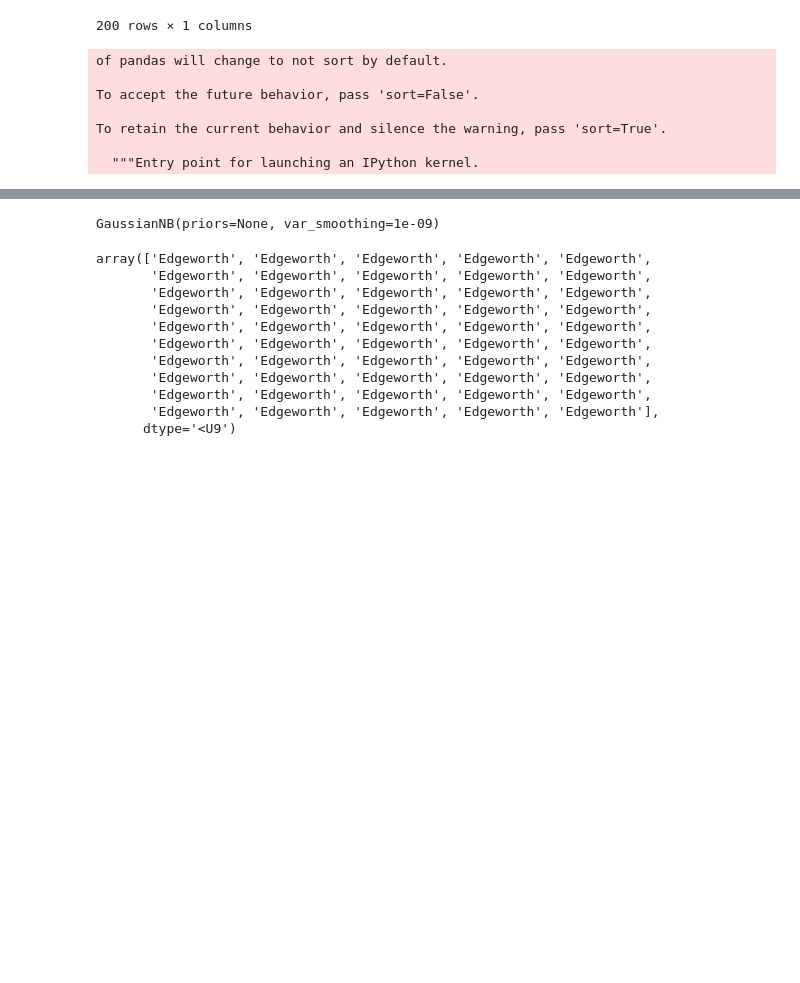
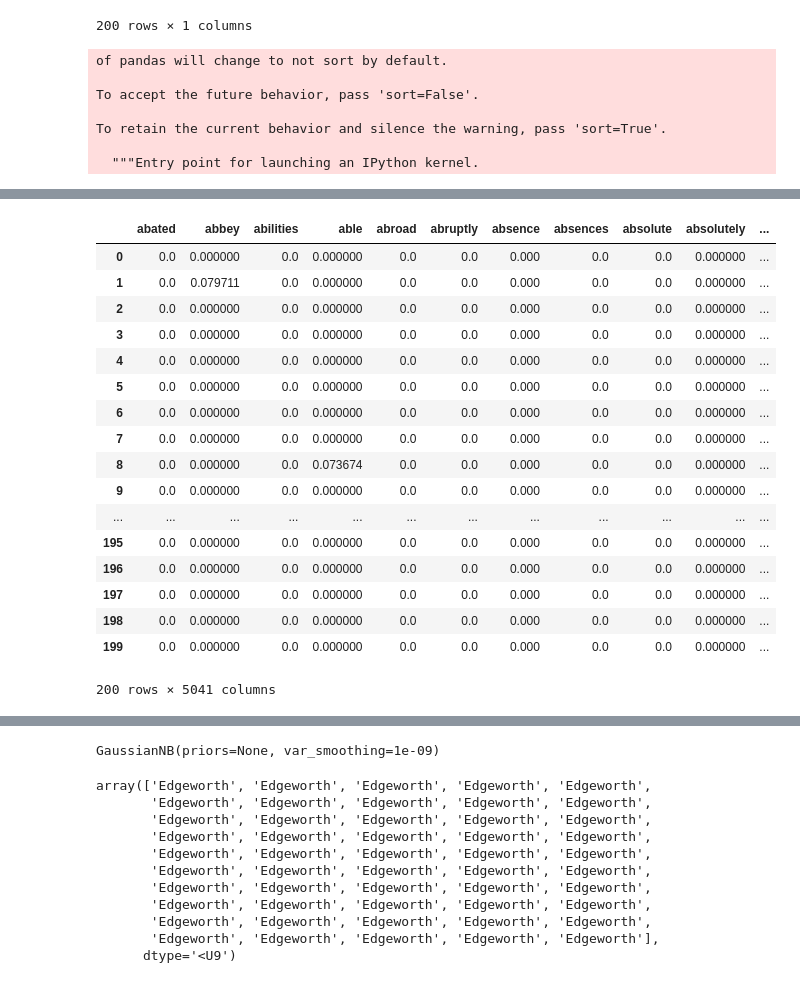
Before and after one commit to rashinagpal/NLP-Guttenberg-Classification, a Jupyter notebook: Classification.ipynb, the cells around one changed output, grey strips where cells are left out. Saved outputs shown, nothing was run; the diff lists cells and outputs as text; code cells hidden in the pictures; blank space fills up the shorter version.

```diff
--- a/Classification.ipynb
+++ b/Classification.ipynb
@@ -306,0 +305,22 @@ Y
+# %%
+XTfidf['Label']='a'
+XTfidf
+# %% [output]
+|  | abated | abbey | abilities | able | abroad | abruptly | absence | absences | absolute | absolutely | ... |
+| 0 | 0.0 | 0.000000 | 0.0 | 0.000000 | 0.0 | 0.0 | 0.000 | 0.0 | 0.0 | 0.000000 | ... |
+| 1 | 0.0 | 0.079711 | 0.0 | 0.000000 | 0.0 | 0.0 | 0.000 | 0.0 | 0.0 | 0.000000 | ... |
+| 2 | 0.0 | 0.000000 | 0.0 | 0.000000 | 0.0 | 0.0 | 0.000 | 0.0 | 0.0 | 0.000000 | ... |
+| 3 | 0.0 | 0.000000 | 0.0 | 0.000000 | 0.0 | 0.0 | 0.000 | 0.0 | 0.0 | 0.000000 | ... |
+| 4 | 0.0 | 0.000000 | 0.0 | 0.000000 | 0.0 | 0.0 | 0.000 | 0.0 | 0.0 | 0.000000 | ... |
+| 5 | 0.0 | 0.000000 | 0.0 | 0.000000 | 0.0 | 0.0 | 0.000 | 0.0 | 0.0 | 0.000000 | ... |
+| 6 | 0.0 | 0.000000 | 0.0 | 0.000000 | 0.0 | 0.0 | 0.000 | 0.0 | 0.0 | 0.000000 | ... |
+| 7 | 0.0 | 0.000000 | 0.0 | 0.000000 | 0.0 | 0.0 | 0.000 | 0.0 | 0.0 | 0.000000 | ... |
+| 8 | 0.0 | 0.000000 | 0.0 | 0.073674 | 0.0 | 0.0 | 0.000 | 0.0 | 0.0 | 0.000000 | ... |
+| 9 | 0.0 | 0.000000 | 0.0 | 0.000000 | 0.0 | 0.0 | 0.000 | 0.0 | 0.0 | 0.000000 | ... |
+| ... | ... | ... | ... | ... | ... | ... | ... | ... | ... | ... | ... |
+| 195 | 0.0 | 0.000000 | 0.0 | 0.000000 | 0.0 | 0.0 | 0.000 | 0.0 | 0.0 | 0.000000 | ... |
+| 196 | 0.0 | 0.000000 | 0.0 | 0.000000 | 0.0 | 0.0 | 0.000 | 0.0 | 0.0 | 0.000000 | ... |
+| 197 | 0.0 | 0.000000 | 0.0 | 0.000000 | 0.0 | 0.0 | 0.000 | 0.0 | 0.0 | 0.000000 | ... |
+| 198 | 0.0 | 0.000000 | 0.0 | 0.000000 | 0.0 | 0.0 | 0.000 | 0.0 | 0.0 | 0.000000 | ... |
+| 199 | 0.0 | 0.000000 | 0.0 | 0.000000 | 0.0 | 0.0 | 0.000 | 0.0 | 0.0 | 0.000000 | ... |
+200 rows × 5041 columns
```
Also changed, not shown: parts of 19 cells of this notebook.
